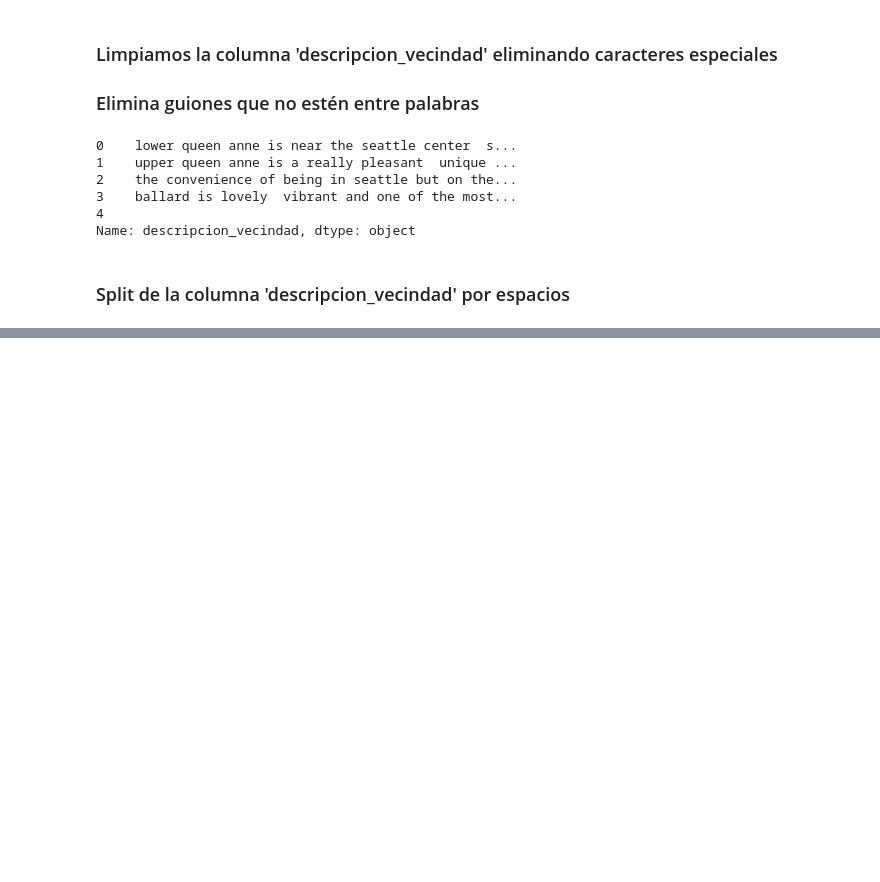
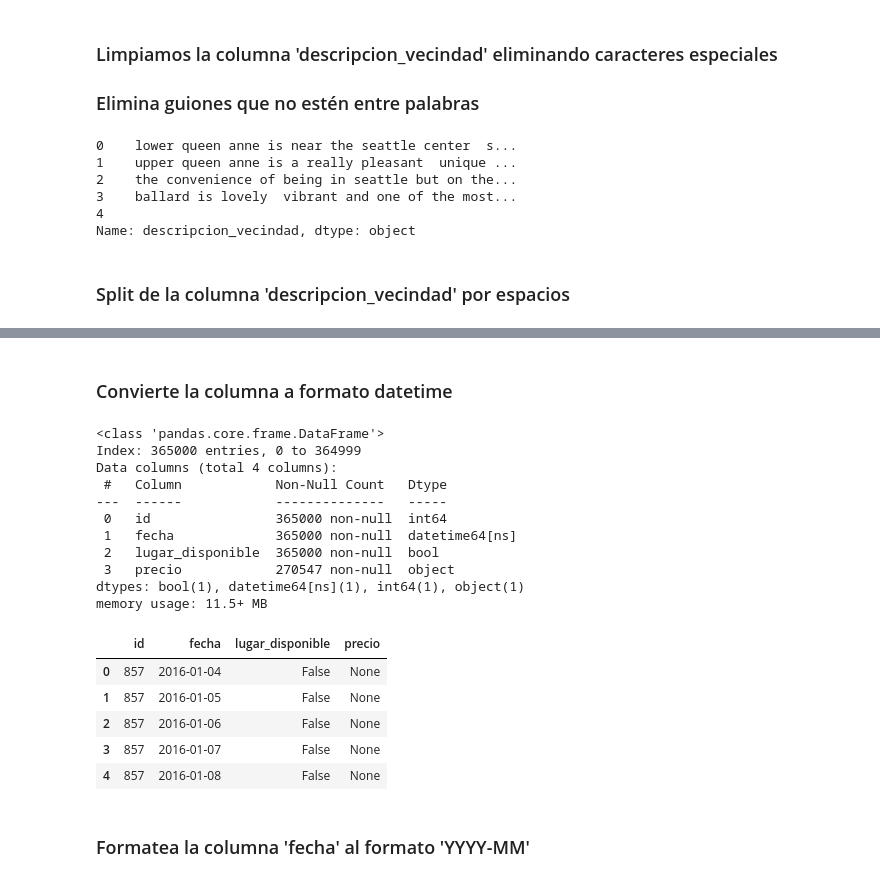
Before and after one commit to LejImkoaj/pandas_transf_manip_datos, a Jupyter notebook: conociendo_el_problema/entendiendo_el_problema.ipynb, the cells around one changed output, grey strips where cells are left out. Saved outputs shown, nothing was run; the diff lists cells and outputs as text; code cells hidden in the pictures; blank space fills up the shorter version.

```diff
--- a/conociendo_el_problema/entendiendo_el_problema.ipynb
+++ b/conociendo_el_problema/entendiendo_el_problema.ipynb
@@ -350,0 +377,27 @@ datos_explode.head()
+# %% [markdown]
+### Convierte la columna a formato datetime
+# %%
+df['fecha'] = pd.to_datetime(df['fecha'], format='%Y-%m-%d')  # Convierte la columna a formato datetime
+
+df.info()
+df.head()
+# %% [output]
+<class 'pandas.core.frame.DataFrame'>
+Index: 365000 entries, 0 to 364999
+Data columns (total 4 columns):
+ #   Column            Non-Null Count   Dtype
+---  ------            --------------   -----
+ 0   id                365000 non-null  int64
+ 1   fecha             365000 non-null  datetime64[ns]
+ 2   lugar_disponible  365000 non-null  bool
+ 3   precio            270547 non-null  object
+dtypes: bool(1), datetime64[ns](1), int64(1), object(1)
+memory usage: 11.5+ MB
+|  | id | fecha | lugar_disponible | precio |
+| 0 | 857 | 2016-01-04 | False | None |
+| 1 | 857 | 2016-01-05 | False | None |
+| 2 | 857 | 2016-01-06 | False | None |
+| 3 | 857 | 2016-01-07 | False | None |
+| 4 | 857 | 2016-01-08 | False | None |
+# %% [markdown]
+### Formatea la columna 'fecha' al formato 'YYYY-MM'
```
Also changed, not shown: parts of 14 cells of this notebook, 1 other file.
